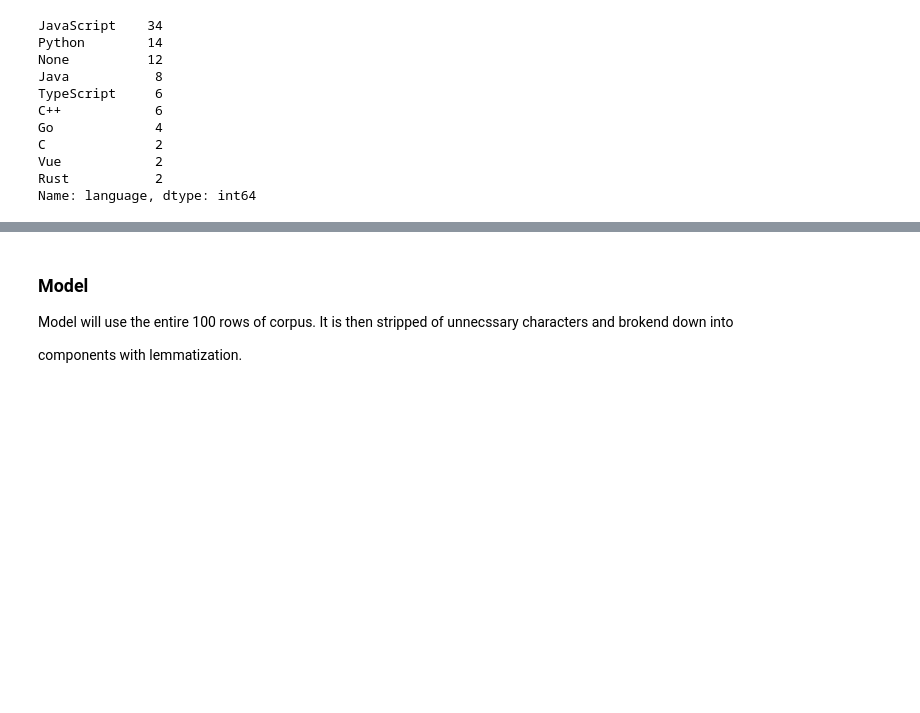
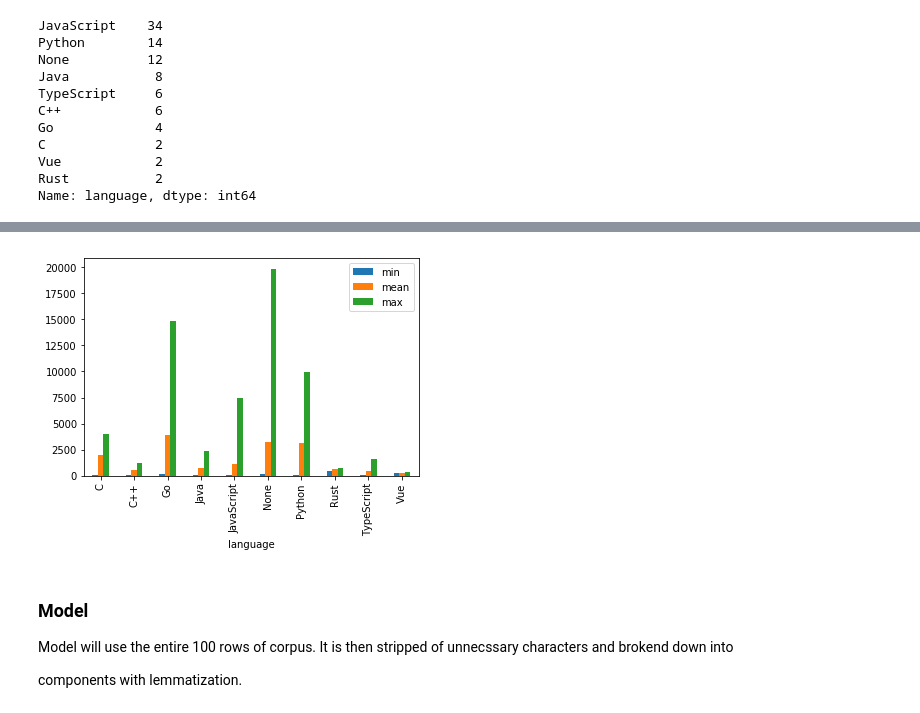
Before and after one commit to super-fantastic-group/nlp-git, a Jupyter notebook: nlp-project.ipynb, the cells around one changed output, grey strips where cells are left out. Drawn from its saved outputs; the diff is of its cells as text; code cells hidden in the pictures; blank space fills up the shorter version.

Commit message:
lets explore

```diff
--- a/nlp-project.ipynb
+++ b/nlp-project.ipynb
@@ -139,0 +124,2 @@ prepare.prep_readme(df)
+# %%
+df["readme"] = df.readme.apply(prepare.better_clean).apply(prepare.remove_stopwords).apply(prepare.lemmatize)
@@ -142,3 +174,8 @@ prepare.prep_readme(df)
+# %%
+explore.readme_length(df).plot.bar()
+plt.show()
+# %% [output]
+[figure, added]
 # %% [markdown]
 ### Model
 
```
Also changed, not shown: parts of 7 cells of this notebook.
